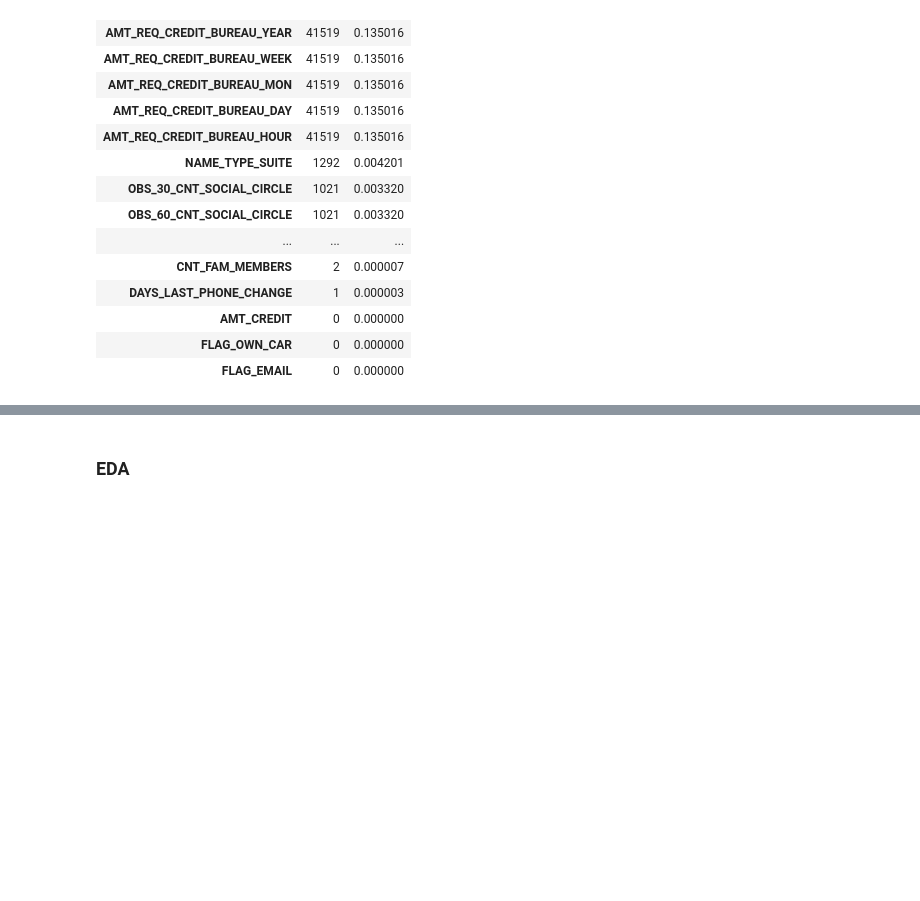
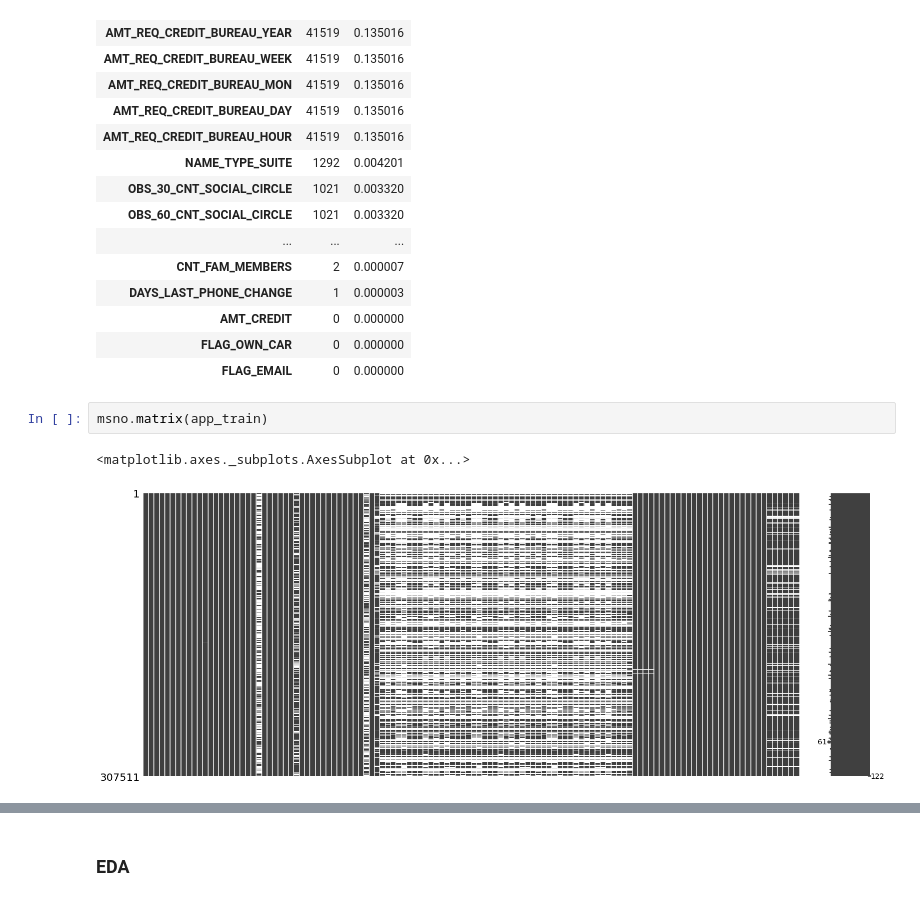
Before and after one commit to LeonMilosevic/home_credit, a Jupyter notebook: home_credit.ipynb, the cells around one changed output, grey strips where cells are left out. Cells and saved outputs as stored; diff of their text form; blank space fills up the shorter version.

```diff
--- a/home_credit.ipynb
+++ b/home_credit.ipynb
@@ -122,6 +125,11 @@ missing_values[50:70]
 | AMT_CREDIT | 0 | 0.000000 |
 | FLAG_OWN_CAR | 0 | 0.000000 |
 | FLAG_EMAIL | 0 | 0.000000 |
+# %%
+msno.matrix(app_train)
+# %% [output]
+<matplotlib.axes._subplots.AxesSubplot at 0x...>
+[figure, added]
 # %% [markdown]
 **Missing Data Conclusions**: \
 - According to Docs, missing values occured due to clients/clerks not filling them in, that can be either to clients not having an apartment but having a house, or the opposite. It can also be due to not finding relevance in filling in those values. At this moment there is no way of determining if the client owns a house or an apartment and we cannot impute or flag the values with certainty. This is something we need to keep in mind for feature eng.
```
Also changed, not shown: parts of 7 cells of this notebook.
